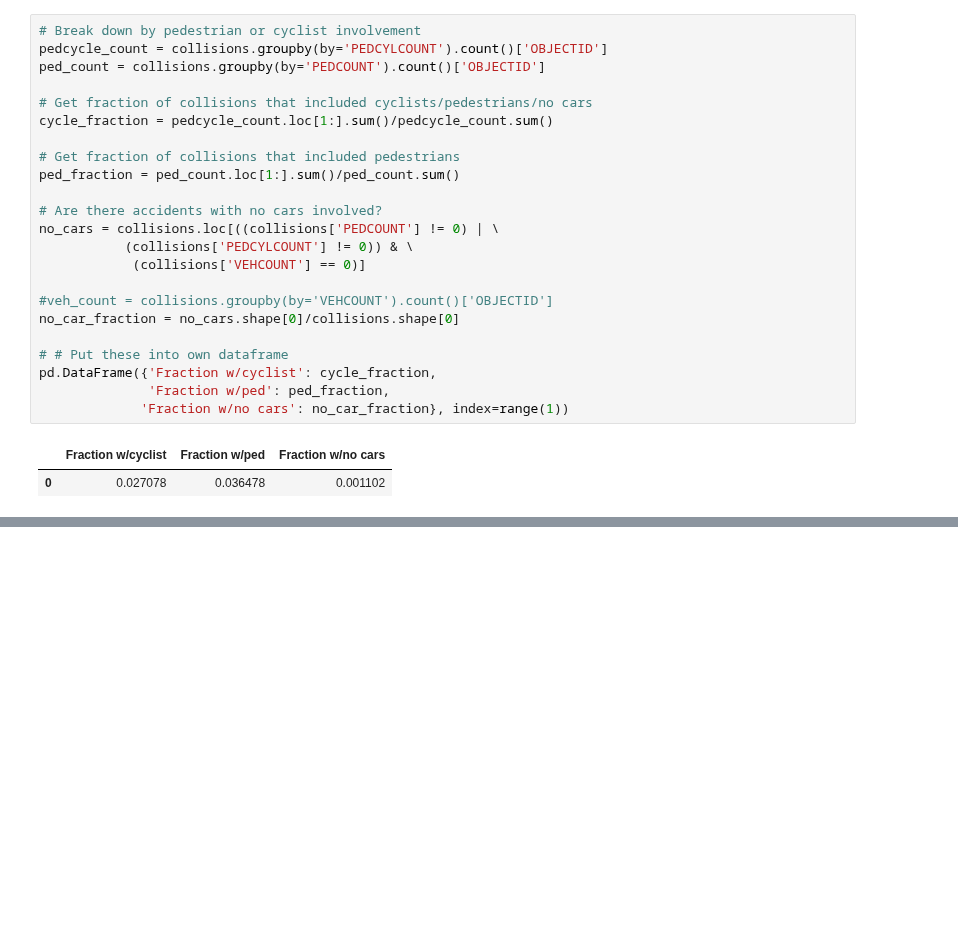
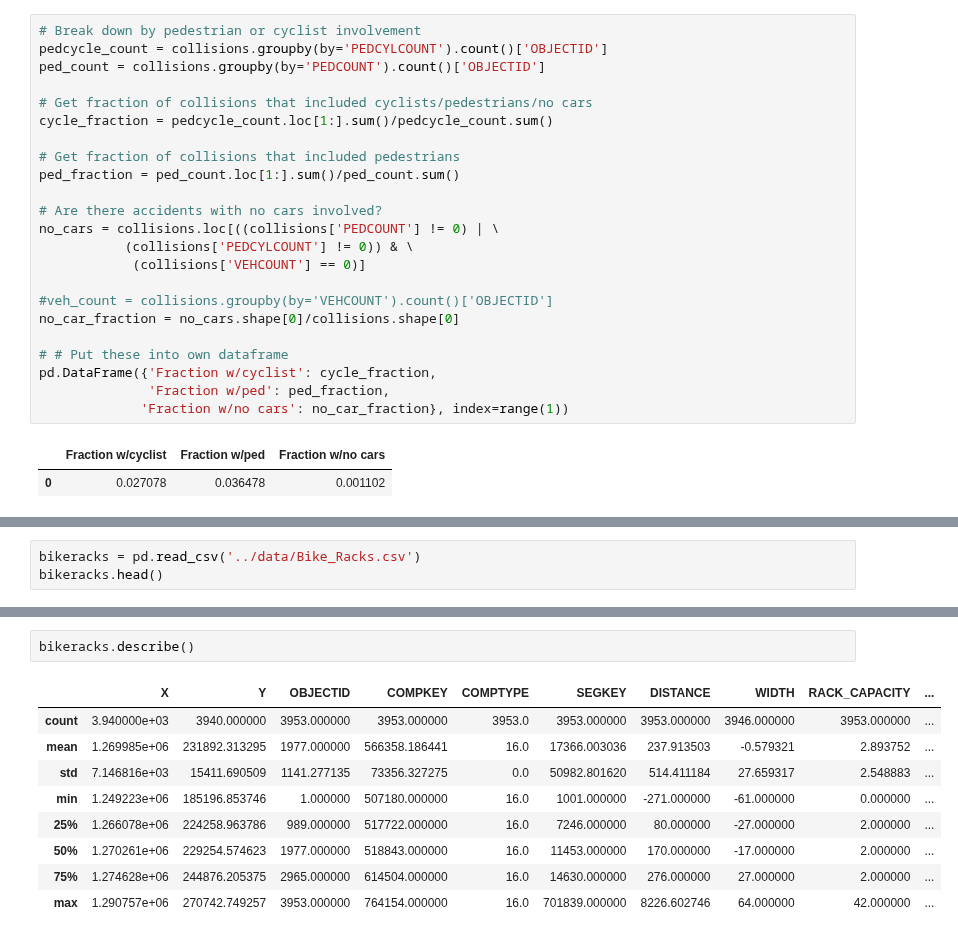
Before and after one commit to DataCircles/traffic_collisions_ml_team1, a Jupyter notebook: notebooks/data_report.ipynb, the cells around one changed output, grey strips where cells are left out. Cells and saved outputs as stored; diff of their text form; blank space fills up the shorter version.

```diff
--- a/notebooks/data_report.ipynb
+++ b/notebooks/data_report.ipynb
@@ -444,0 +427,3 @@ pd.DataFrame({'Fraction w/cyclist': cycle_fraction,
+# %%
+bikeracks = pd.read_csv('../data/Bike_Racks.csv')
+bikeracks.head()
@@ -444,0 +457,12 @@ pd.DataFrame({'Fraction w/cyclist': cycle_fraction,
+# %%
+bikeracks.describe()
+# %% [output]
+|  | X | Y | OBJECTID | COMPKEY | COMPTYPE | SEGKEY | DISTANCE | WIDTH | RACK_CAPACITY | ... |
+| count | 3.940000e+03 | 3940.000000 | 3953.000000 | 3953.000000 | 3953.0 | 3953.000000 | 3953.000000 | 3946.000000 | 3953.000000 | ... |
+| mean | 1.269985e+06 | 231892.313295 | 1977.000000 | 566358.186441 | 16.0 | 17366.003036 | 237.913503 | -0.579321 | 2.893752 | ... |
+| std | 7.146816e+03 | 15411.690509 | 1141.277135 | 73356.327275 | 0.0 | 50982.801620 | 514.411184 | 27.659317 | 2.548883 | ... |
+| min | 1.249223e+06 | 185196.853746 | 1.000000 | 507180.000000 | 16.0 | 1001.000000 | -271.000000 | -61.000000 | 0.000000 | ... |
+| 25% | 1.266078e+06 | 224258.963786 | 989.000000 | 517722.000000 | 16.0 | 7246.000000 | 80.000000 | -27.000000 | 2.000000 | ... |
+| 50% | 1.270261e+06 | 229254.574623 | 1977.000000 | 518843.000000 | 16.0 | 11453.000000 | 170.000000 | -17.000000 | 2.000000 | ... |
+| 75% | 1.274628e+06 | 244876.205375 | 2965.000000 | 614504.000000 | 16.0 | 14630.000000 | 276.000000 | 27.000000 | 2.000000 | ... |
+| max | 1.290757e+06 | 270742.749257 | 3953.000000 | 764154.000000 | 16.0 | 701839.000000 | 8226.602746 | 64.000000 | 42.000000 | ... |
```
Also changed, not shown: parts of 6 cells of this notebook.
